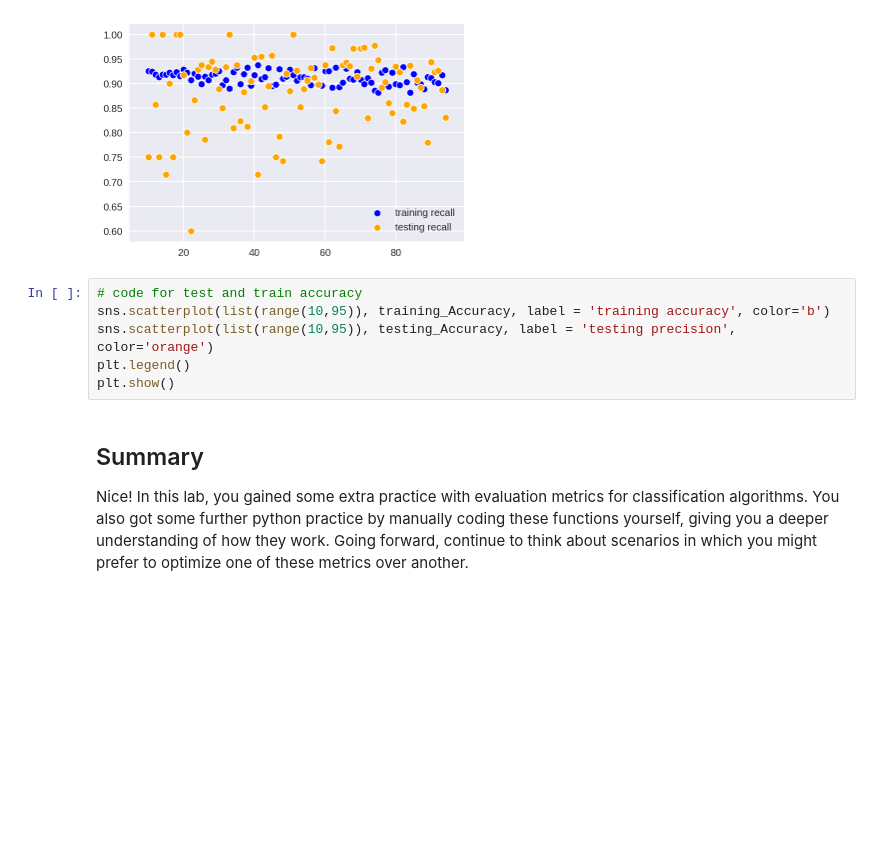
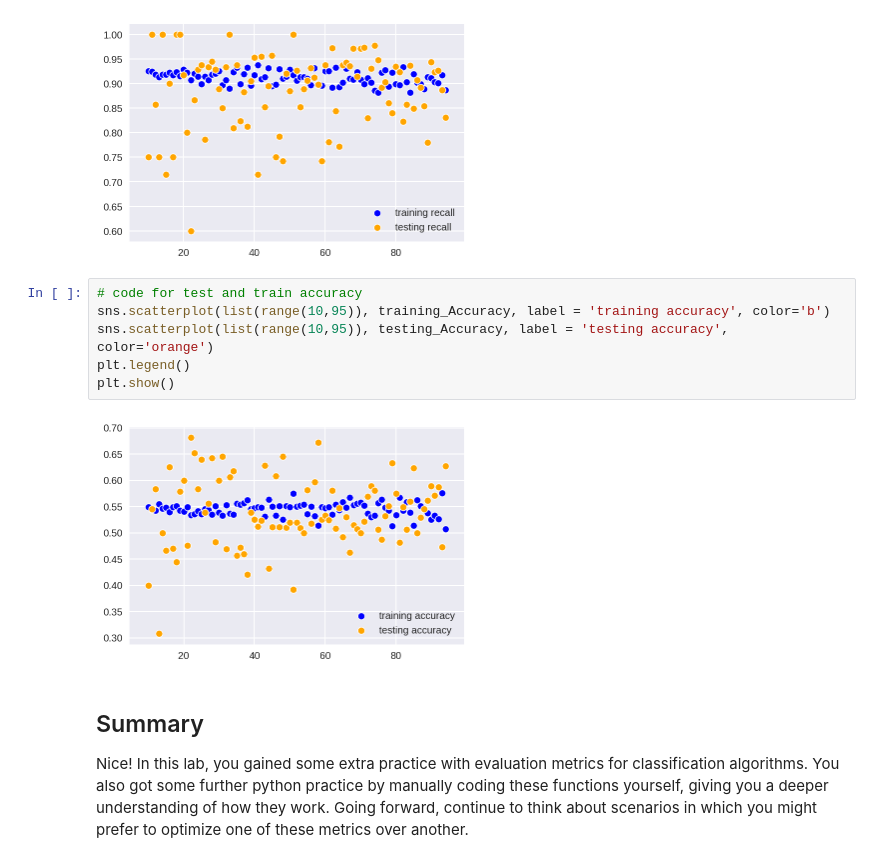
Before and after one commit to ZMBailey/dsc-3-29-06-evaluating-logistic-regression-models-lab-seattle-ds-career-040119, a Jupyter notebook: index.ipynb, the cells around one changed output. Drawn from its saved outputs; the diff is of its cells as text; blank space fills up the shorter version.

```diff
--- a/index.ipynb
+++ b/index.ipynb
@@ -161,9 +161,11 @@ plt.show()
 # %%
 # code for test and train accuracy
 sns.scatterplot(list(range(10,95)), training_Accuracy, label = 'training accuracy', color='b')
-sns.scatterplot(list(range(10,95)), testing_Accuracy, label = 'testing precision', color='orange')
+sns.scatterplot(list(range(10,95)), testing_Accuracy, label = 'testing accuracy', color='orange')
 plt.legend()
 plt.show()
+# %% [output]
+[figure, added]
 # %% [markdown]
 ## Summary
 
```
